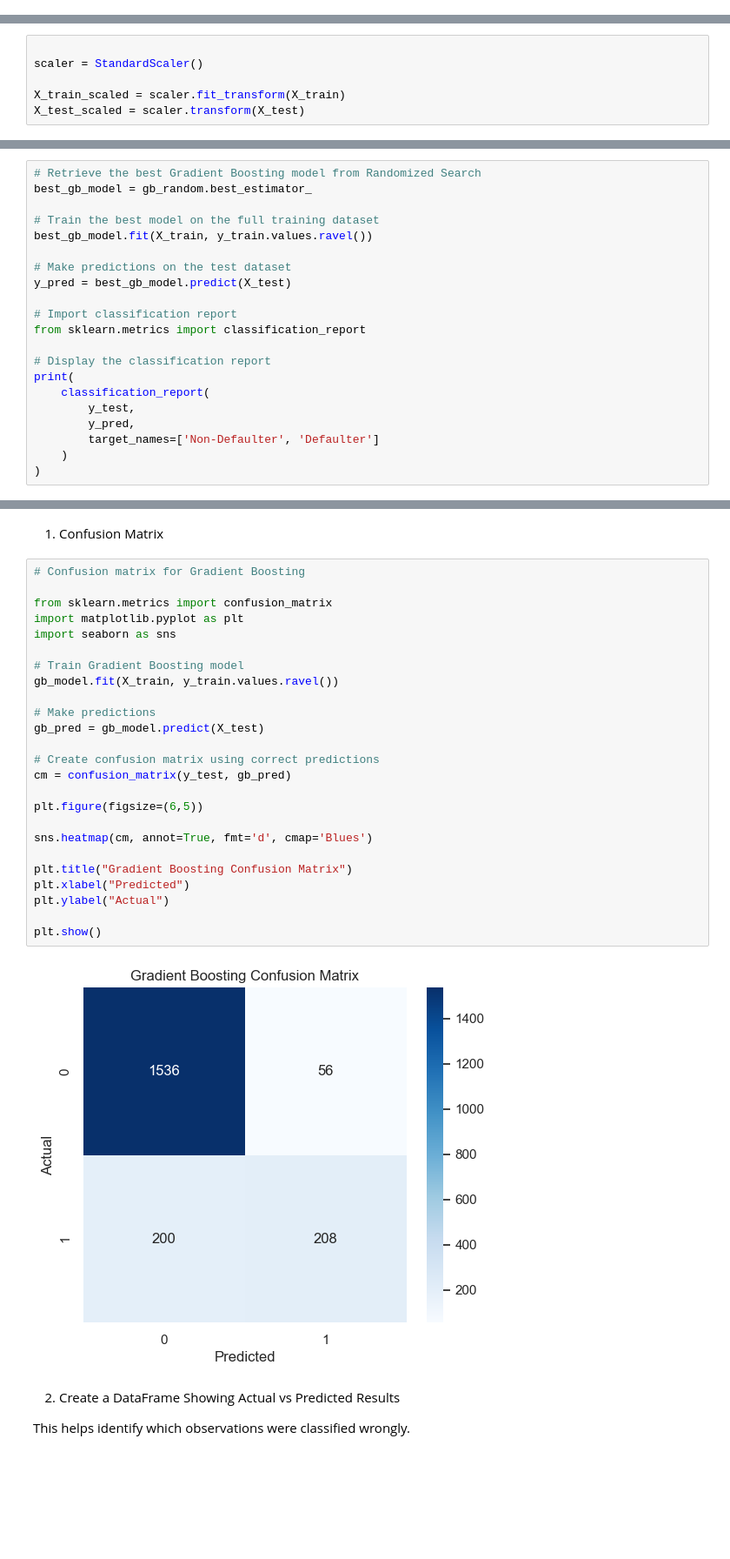
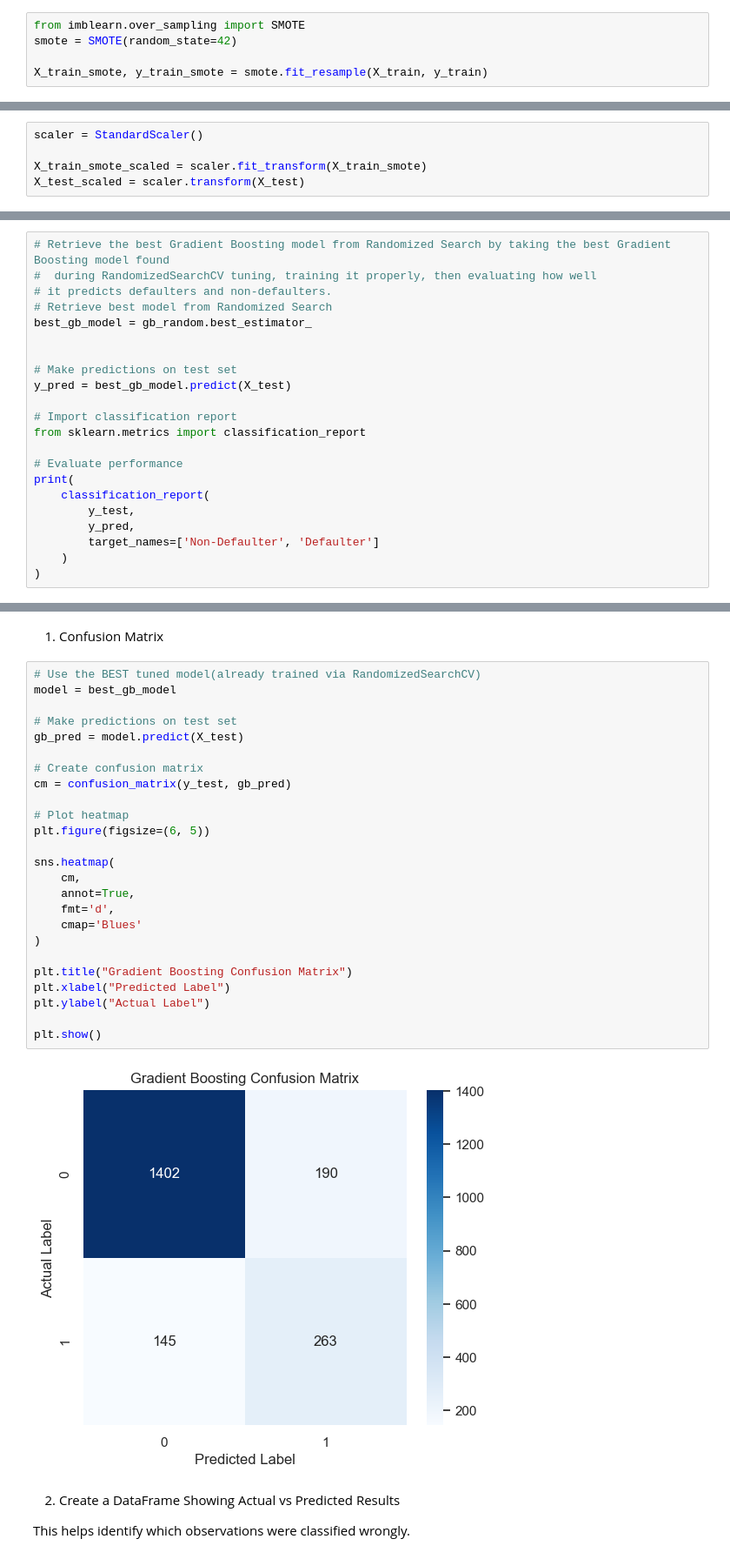
Before and after one commit to priscamwende/Machine_learning-capstone, a Jupyter notebook: ml_capstone.ipynb, the cells around one changed output, grey strips where cells are left out. Shown at 87% size. Cells and saved outputs as stored; diff of their text form; blank space fills up the shorter version.

```diff
--- a/ml_capstone.ipynb
+++ b/ml_capstone.ipynb
@@ -456,0 +458,5 @@ Testing Shape: (2000, 16)
+# %%
+from imblearn.over_sampling import SMOTE
+smote = SMOTE(random_state=42)
+
+X_train_smote, y_train_smote = smote.fit_resample(X_train, y_train)
@@ -457,10 +477,9 @@ Testing Shape: (2000, 16)
 # %% [markdown]
 #### Feature scaling
 # %%
-
 scaler = StandardScaler()
 
-X_train_scaled = scaler.fit_transform(X_train)
+X_train_smote_scaled = scaler.fit_transform(X_train_smote)
 X_test_scaled = scaler.transform(X_test)
 # %% [markdown]
 ## 5. Modelling
@@ -684,17 +782,18 @@ Best Cross-Validated F1 Score:
 # %%
-# Retrieve the best Gradient Boosting model from Randomized Search
+# Retrieve the best Gradient Boosting model from Randomized Search by taking the best Gradient Boosting model found
+#  during RandomizedSearchCV tuning, training it properly, then evaluating how well
+# it predicts defaulters and non-defaulters.
+# Retrieve best model from Randomized Search
 best_gb_model = gb_random.best_estimator_
 
-# Train the best model on the full training dataset
-best_gb_model.fit(X_train, y_train.values.ravel())
 
-# Make predictions on the test dataset
+# Make predictions on test set
 y_pred = best_gb_model.predict(X_test)
 
 # Import classification report
 from sklearn.metrics import classification_report
 
-# Display the classification report
+# Evaluate performance
 print(
     classification_report(
         y_test,
@@ -727,32 +825,32 @@ with open('Customer_churn_model.pkl', 'wb') as file:
 # %% [markdown]
 1. Confusion Matrix
 # %%
-# Confusion matrix for Gradient Boosting
+# Use the BEST tuned model(already trained via RandomizedSearchCV)
+model = best_gb_model
 
-from sklearn.metrics import confusion_matrix
-import matplotlib.pyplot as plt
-import seaborn as sns
+# Make predictions on test set
+gb_pred = model.predict(X_test)
 
-# Train Gradient Boosting model
-gb_model.fit(X_train, y_train.values.ravel())
-
-# Make predictions
-gb_pred = gb_model.predict(X_test)
-
-# Create confusion matrix using correct predictions
+# Create confusion matrix
 cm = confusion_matrix(y_test, gb_pred)
 
-plt.figure(figsize=(6,5))
+# Plot heatmap
+plt.figure(figsize=(6, 5))
 
-sns.heatmap(cm, annot=True, fmt='d', cmap='Blues')
+sns.heatmap(
+    cm,
+    annot=True,
+    fmt='d',
+    cmap='Blues'
+)
 
 plt.title("Gradient Boosting Confusion Matrix")
-plt.xlabel("Predicted")
-plt.ylabel("Actual")
+plt.xlabel("Predicted Label")
+plt.ylabel("Actual Label")
 
 plt.show()
 # %% [output]
-[figure, old version]
+[figure, new version]
 # %% [markdown]
 2. Create a DataFrame Showing Actual vs Predicted Results
 
```
Also changed, not shown: parts of 25 cells of this notebook, 2 other files.
